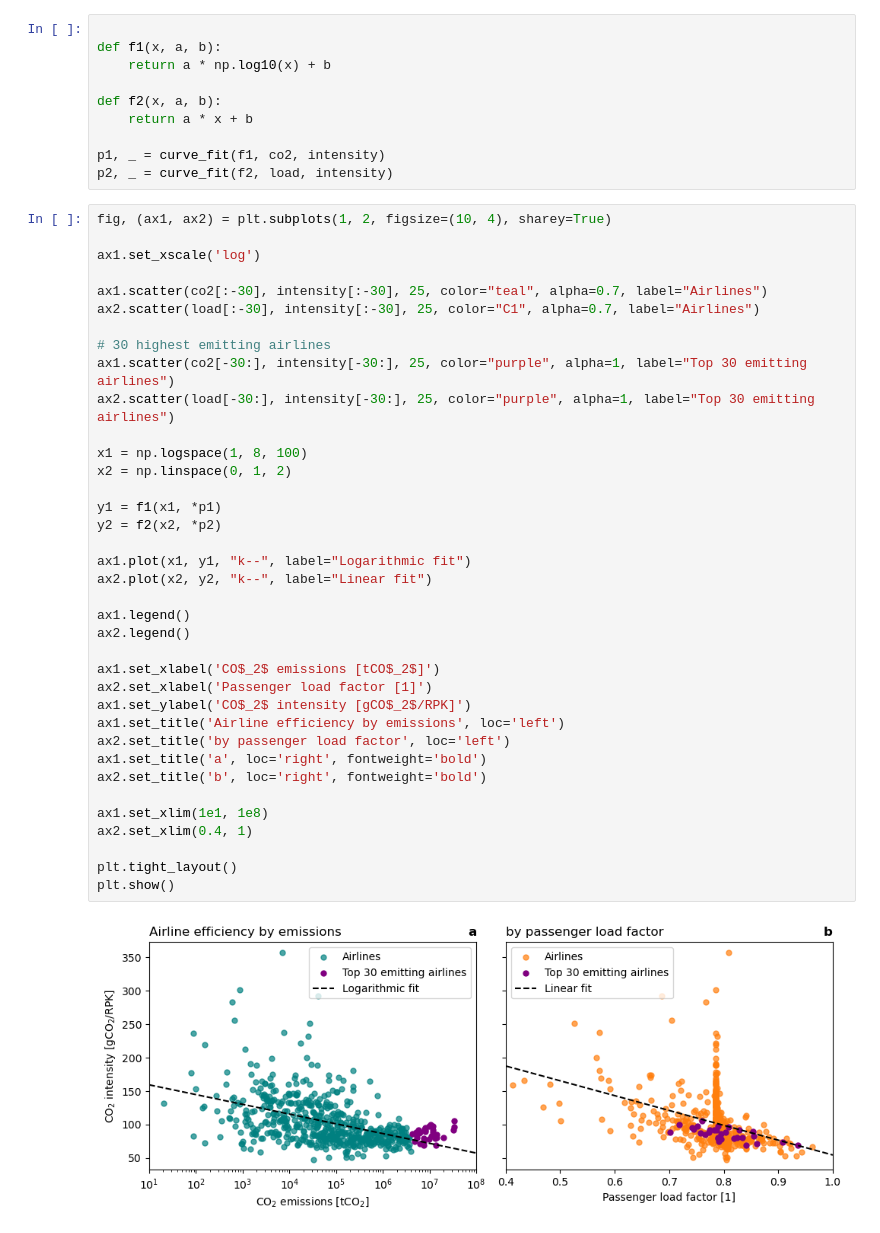
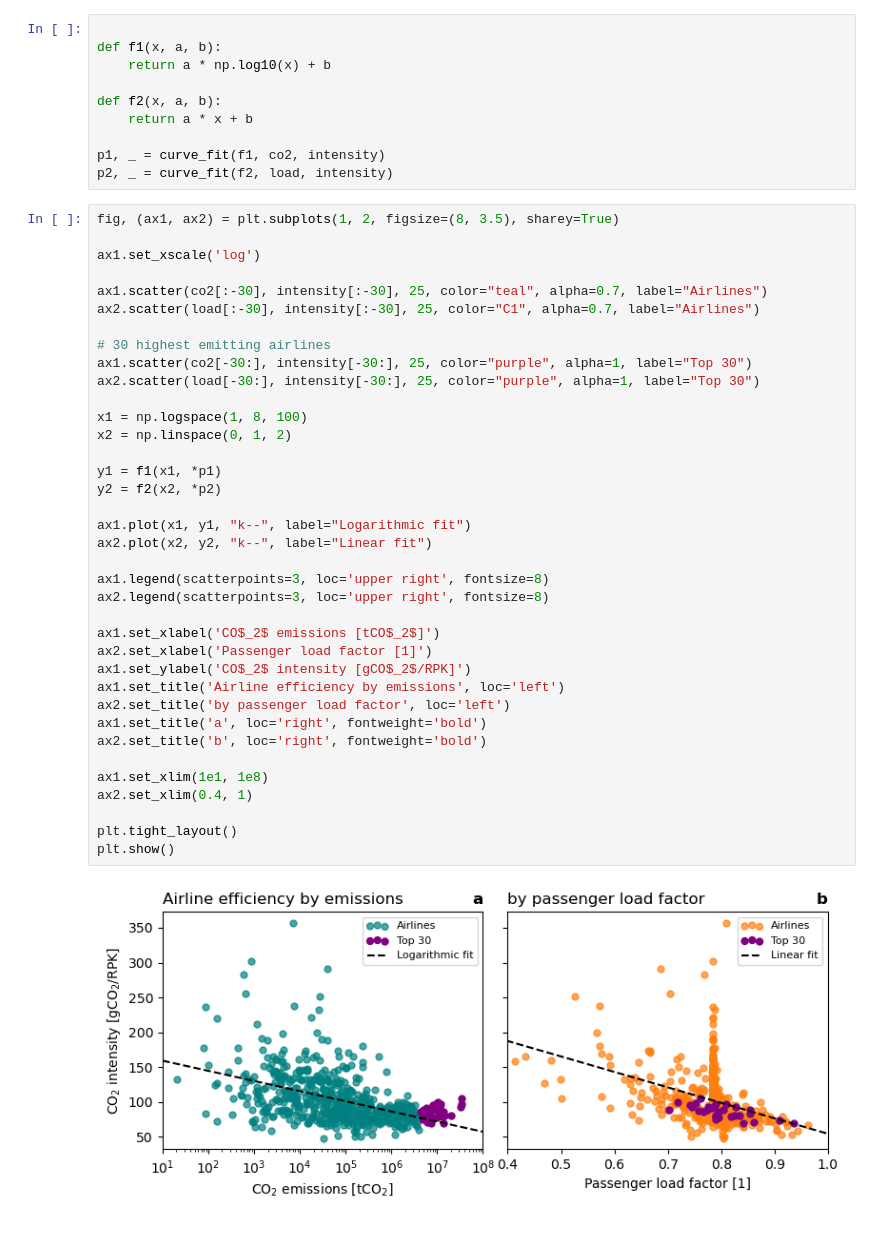
Before and after one commit to jorgecardleitao/aviation, a Jupyter notebook: plots/airlines.ipynb, the cells around one changed output. Saved outputs shown, nothing was run; the diff lists cells and outputs as text.

```diff
--- a/plots/airlines.ipynb
+++ b/plots/airlines.ipynb
@@ -50,41 +50,41 @@ def f2(x, a, b):
 p1, _ = curve_fit(f1, co2, intensity)
 p2, _ = curve_fit(f2, load, intensity)
 # %%
-fig, (ax1, ax2) = plt.subplots(1, 2, figsize=(10, 4), sharey=True)
+fig, (ax1, ax2) = plt.subplots(1, 2, figsize=(8, 3.5), sharey=True)
 
 ax1.set_xscale('log')
 
 ax1.scatter(co2[:-30], intensity[:-30], 25, color="teal", alpha=0.7, label="Airlines")
 ax2.scatter(load[:-30], intensity[:-30], 25, color="C1", alpha=0.7, label="Airlines")
 
 # 30 highest emitting airlines
-ax1.scatter(co2[-30:], intensity[-30:], 25, color="purple", alpha=1, label="Top 30 emitting airlines")
-ax2.scatter(load[-30:], intensity[-30:], 25, color="purple", alpha=1, label="Top 30 emitting airlines")
+ax1.scatter(co2[-30:], intensity[-30:], 25, color="purple", alpha=1, label="Top 30")
+ax2.scatter(load[-30:], intensity[-30:], 25, color="purple", alpha=1, label="Top 30")
 
 x1 = np.logspace(1, 8, 100)
 x2 = np.linspace(0, 1, 2)
 
 y1 = f1(x1, *p1)
 y2 = f2(x2, *p2)
 
 ax1.plot(x1, y1, "k--", label="Logarithmic fit")
 ax2.plot(x2, y2, "k--", label="Linear fit")
 
-ax1.legend()
-ax2.legend()
+ax1.legend(scatterpoints=3, loc='upper right', fontsize=8)
+ax2.legend(scatterpoints=3, loc='upper right', fontsize=8)
 
 ax1.set_xlabel('CO$_2$ emissions [tCO$_2$]')
 ax2.set_xlabel('Passenger load factor [1]')
 ax1.set_ylabel('CO$_2$ intensity [gCO$_2$/RPK]')
 ax1.set_title('Airline efficiency by emissions', loc='left')
 ax2.set_title('by passenger load factor', loc='left')
 ax1.set_title('a', loc='right', fontweight='bold')
 ax2.set_title('b', loc='right', fontweight='bold')
 
 ax1.set_xlim(1e1, 1e8)
 ax2.set_xlim(0.4, 1)
 
 plt.tight_layout()
 plt.show()
 # %% [output]
-[figure, old version]
+[figure, new version]
```
